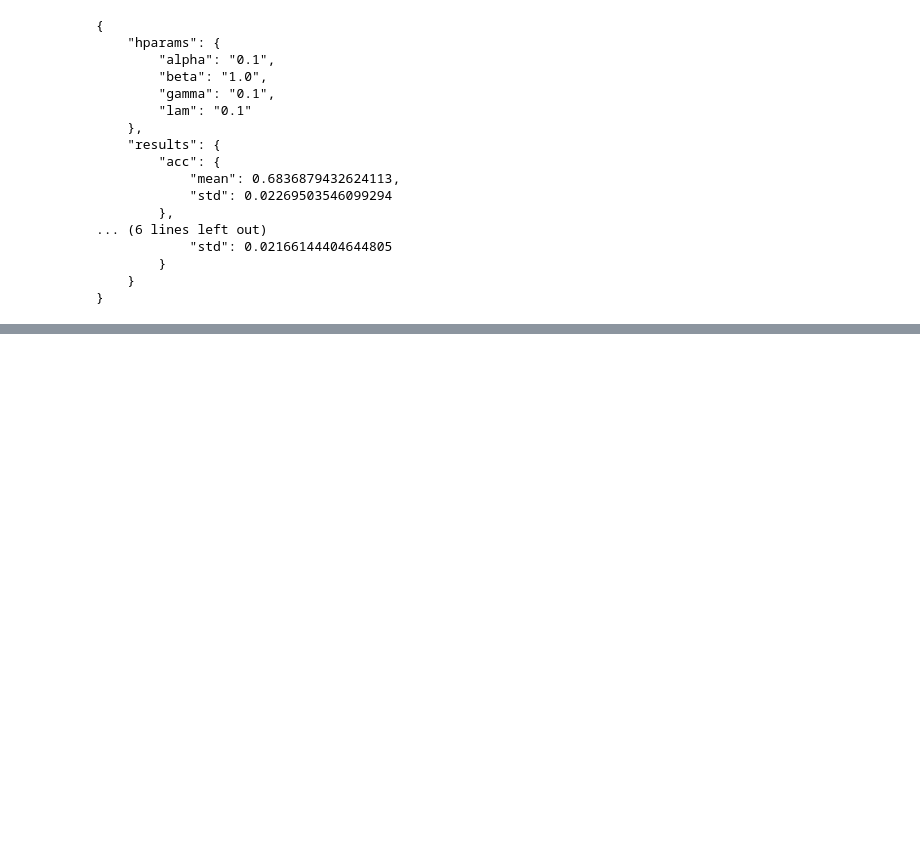
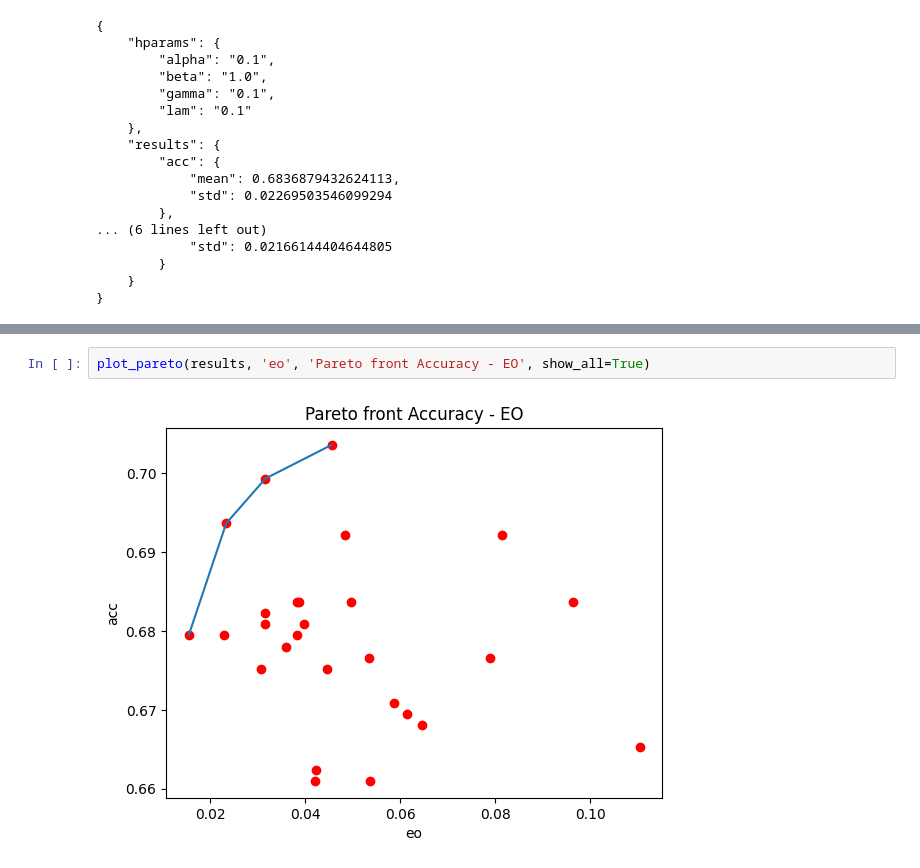
Before and after one commit to Thiggel/FACT, a Jupyter notebook: format_results.ipynb, the cells around one changed output, grey strips where cells are left out. Saved outputs shown, nothing was run; the diff lists cells and outputs as text; blank space fills up the shorter version.

```diff
--- a/format_results.ipynb
+++ b/format_results.ipynb
@@ -674,0 +813,4 @@ for res in results:
+# %%
+plot_pareto(results, 'eo', 'Pareto front Accuracy - EO', show_all=True)
+# %% [output]
+[figure, added]
```
Also changed, not shown: parts of 7 cells of this notebook.
